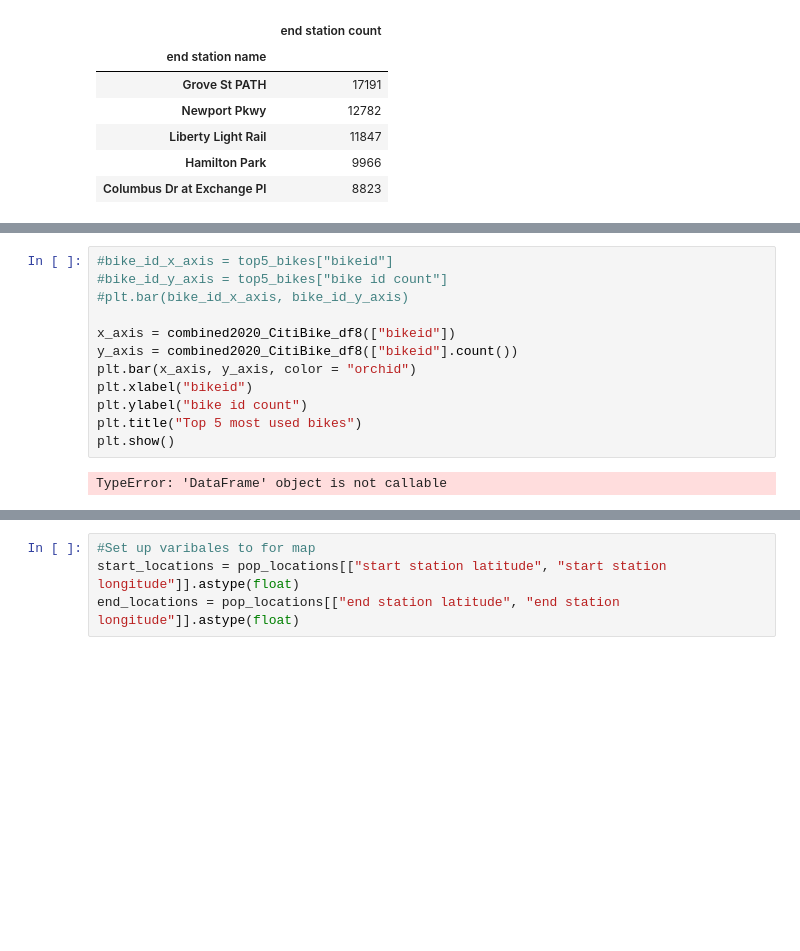
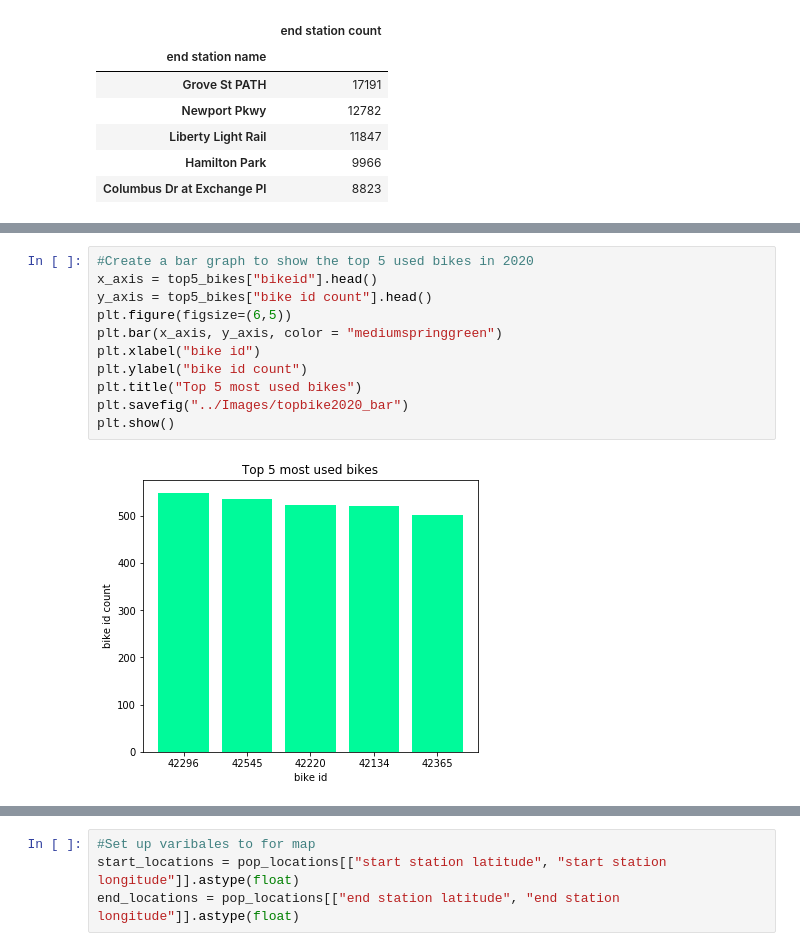
Before and after one commit to tnatoli29/Project_1, a Jupyter notebook: CitiBike/Final_2020_Work.ipynb, the cells around one changed output, grey strips where cells are left out. Cells and saved outputs as stored; diff of their text form; blank space fills up the shorter version.

```diff
--- a/CitiBike/Final_2020_Work.ipynb
+++ b/CitiBike/Final_2020_Work.ipynb
@@ -405,17 +430,16 @@ top5_bikes.head()
 # %%
-#bike_id_x_axis = top5_bikes["bikeid"]
-#bike_id_y_axis = top5_bikes["bike id count"]
-#plt.bar(bike_id_x_axis, bike_id_y_axis)
-
-x_axis = combined2020_CitiBike_df8(["bikeid"])
-y_axis = combined2020_CitiBike_df8(["bikeid"].count())
-plt.bar(x_axis, y_axis, color = "orchid")
-plt.xlabel("bikeid")
+#Create a bar graph to show the top 5 used bikes in 2020
+x_axis = top5_bikes["bikeid"].head()
+y_axis = top5_bikes["bike id count"].head()
+plt.figure(figsize=(6,5))
+plt.bar(x_axis, y_axis, color = "mediumspringgreen")
+plt.xlabel("bike id")
 plt.ylabel("bike id count")
 plt.title("Top 5 most used bikes")
+plt.savefig("../Images/topbike2020_bar")
 plt.show()
 # %% [output]
-TypeError: 'DataFrame' object is not callable
+[figure, added]
 # %%
 #Find the most popular routes
 most_popular_routes_df = combined2020_CitiBike_df8.groupby(["start station name",
```
Also changed, not shown: parts of 9 cells of this notebook, 3 other files.
